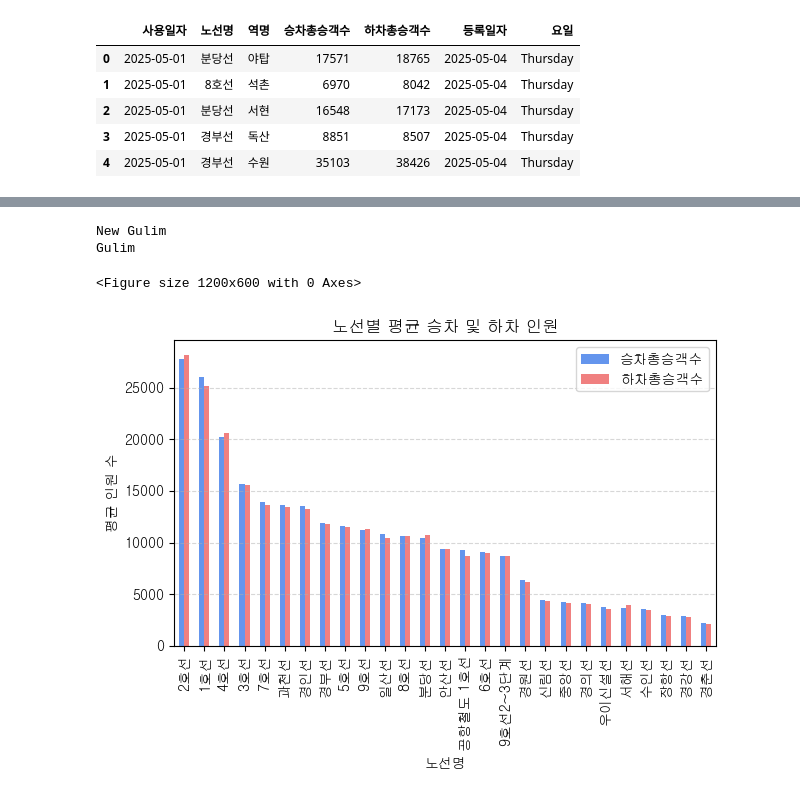
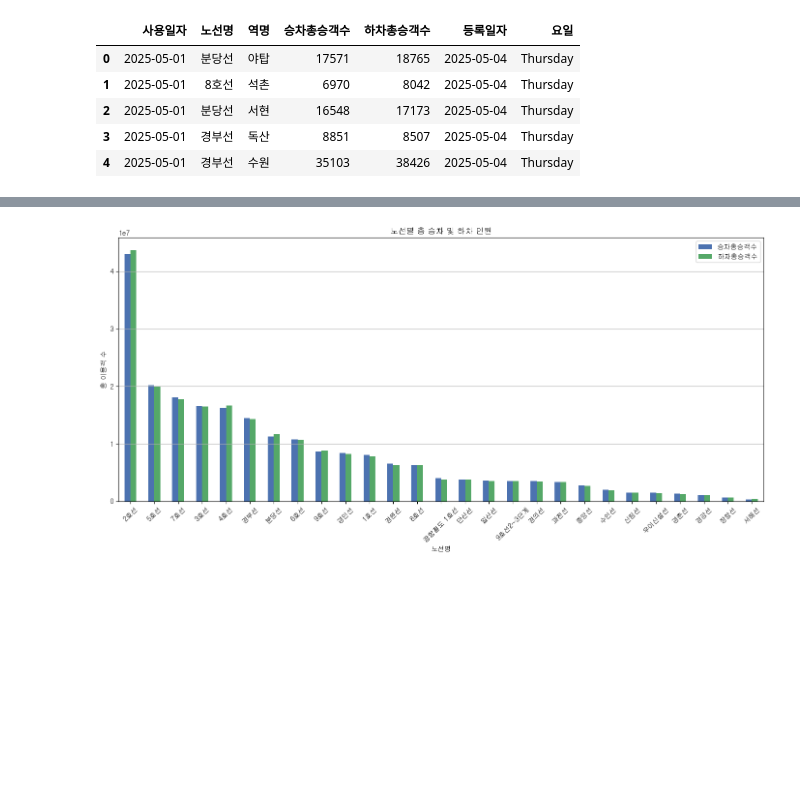
Before and after one commit to 2rlo0/hipython_rep, a Jupyter notebook: min_proj/지하철분석보고서.ipynb, the cells around one changed output, grey strips where cells are left out. Drawn from its saved outputs; the diff is of its cells as text; code cells hidden in the pictures; blank space fills up the shorter version.

```diff
--- a/min_proj/지하철분석보고서.ipynb
+++ b/min_proj/지하철분석보고서.ipynb
@@ -75,11 +89,3 @@ df.head()
 | 2 | 2025-05-01 | 분당선 | 서현 | 16548 | 17173 | 2025-05-04 | Thursday |
 | 3 | 2025-05-01 | 경부선 | 독산 | 8851 | 8507 | 2025-05-04 | Thursday |
 | 4 | 2025-05-01 | 경부선 | 수원 | 35103 | 38426 | 2025-05-04 | Thursday |
-# %%
-요일_매핑 = {
-    'Monday': '월', 'Tuesday': '화', 'Wednesday': '수',
-    'Thursday': '목', 'Friday': '금', 'Saturday': '토', 'Sunday': '일'
-}
-df['요일'] = df['사용일자'].dt.day_name().map(요일_매핑)
-요일별_데이터 = {요일: group.reset_index(drop=True) for 요일, group in df.groupby('요일')}
-print(요일별_데이터['화'].head())
@@ -136,0 +92,3 @@ top_alighting
+# %%
+# 총 이용객 수 계산
+df['총이용객수'] = df['승차총승객수'] + df['하차총승객수']
@@ -137,5 +137,5 @@ top_alighting
 # %%
-# 노선명별 평균 계산
-line_mean = df.groupby('노선명')[['승차총승객수', '하차총승객수']].mean().sort_values(by='승차총승객수', ascending=False)
-line_mean
+# 노선별 총합 계산
+line_sum = df.groupby('노선명')[['승차총승객수', '하차총승객수', '총이용객수']].sum().sort_values(by='총이용객수', ascending=False)
+line_sum.head()
 # %% [output]
@@ -160,30 +149,11 @@ line_mean
-# %%
-# 한글폰트 검색
-# 폰트 굴림체 있는지 확인
-import matplotlib.font_manager as fm
-for i in fm.fontManager.ttflist:
-    if i.name.find('Gulim') != -1 :
-        print(i.name)
-
-# 폰트 지정
-from matplotlib import rcParams
-rcParams['font.family'] = 'Gulim'
-rcParams['axes.unicode_minus'] = False
-# %% [output]
-New Gulim
-Gulim
 # %%
-# 그래프 그리기
-plt.figure(figsize=(12, 6))
-line_mean.plot(kind='bar', stacked=False, color=['cornflowerblue', 'lightcoral'])
-
-
-plt.title('노선별 평균 승차 및 하차 인원')
-plt.ylabel('평균 인원 수')
-plt.xlabel('노선명')
-plt.grid(axis='y', linestyle='--', alpha=0.5)
+# 시각화
+line_sum[['승차총승객수', '하차총승객수']].plot(kind='bar', figsize=(14,7), color=['#4C72B0', '#55A868'])
+plt.title('노선별 총 승차 및 하차 인원')
+plt.ylabel('총 이용객 수')
+plt.xticks(rotation=45)
+plt.grid(axis='y')
 plt.tight_layout()
 plt.show()
 # %% [output]
-<Figure size 1200x600 with 0 Axes>
-[figure, old version]
+[figure, new version]
```
Also changed, not shown: parts of 37 cells of this notebook.
